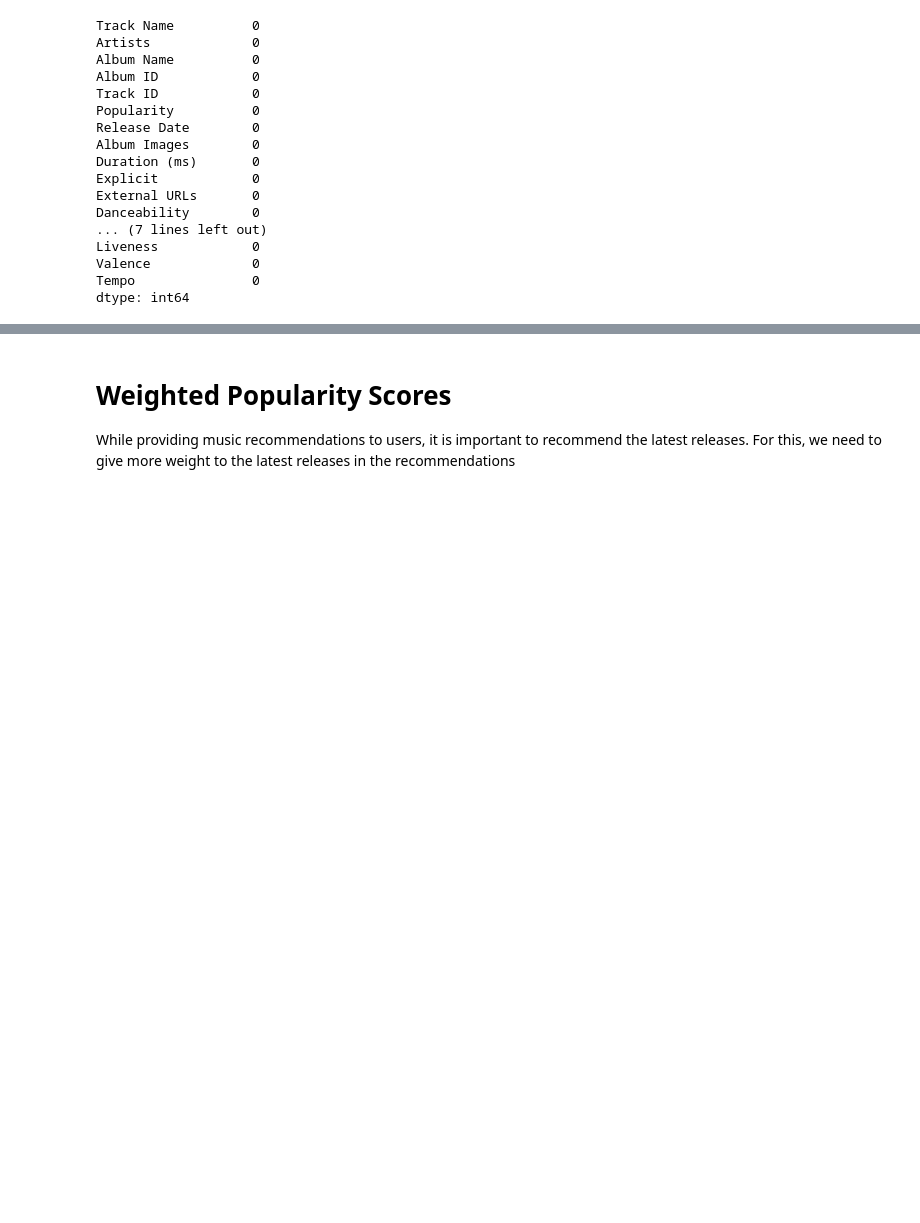
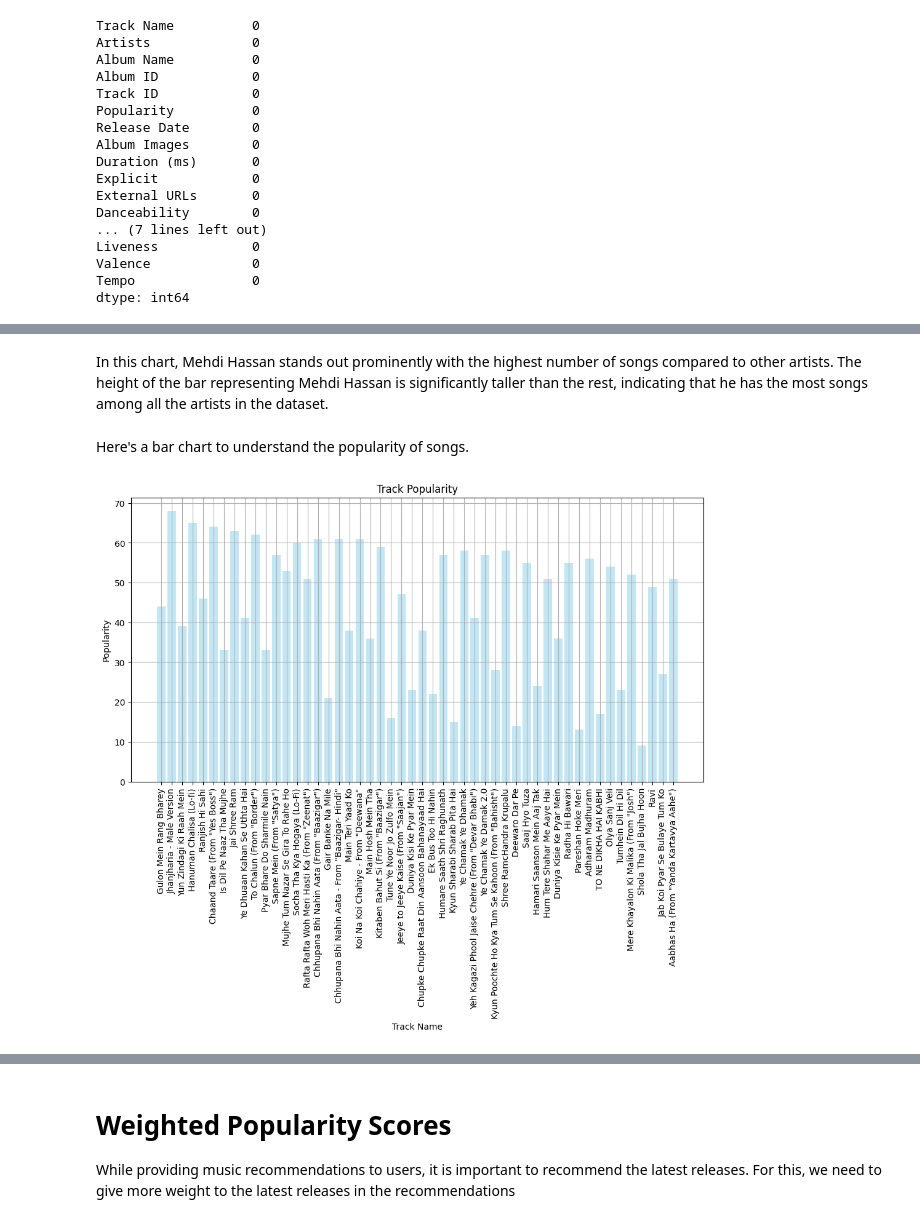
Before and after one commit to Neerajmn28/Data-Science-Projects, a Jupyter notebook: Spotify_API_Music_recommendation.ipynb, the cells around one changed output, grey strips where cells are left out. Drawn from its saved outputs; the diff is of its cells as text; code cells hidden in the pictures; blank space fills up the shorter version.

```diff
--- a/Spotify_API_Music_recommendation.ipynb
+++ b/Spotify_API_Music_recommendation.ipynb
@@ -186,0 +212,18 @@ data = music_df
+# %% [markdown]
+In this chart, Mehdi Hassan stands out prominently with the highest number of songs compared to other artists. The height of the bar representing Mehdi Hassan is significantly taller than the rest, indicating that he has the most songs among all the artists in the dataset.
+# %% [markdown]
+Here's a bar chart to understand the popularity of songs.
+# %%
+track_names = data['Track Name']
+popularity = data['Popularity']
+
+plt.figure(figsize=(12, 6))
+plt.bar(track_names, popularity, color='skyblue', alpha=0.5)
+plt.title('Track Popularity')
+plt.xlabel('Track Name')
+plt.ylabel('Popularity')
+plt.xticks(rotation=90)
+plt.grid(True)
+plt.show()
+# %% [output]
+[figure, added]
```
Also changed, not shown: parts of 9 cells of this notebook.
